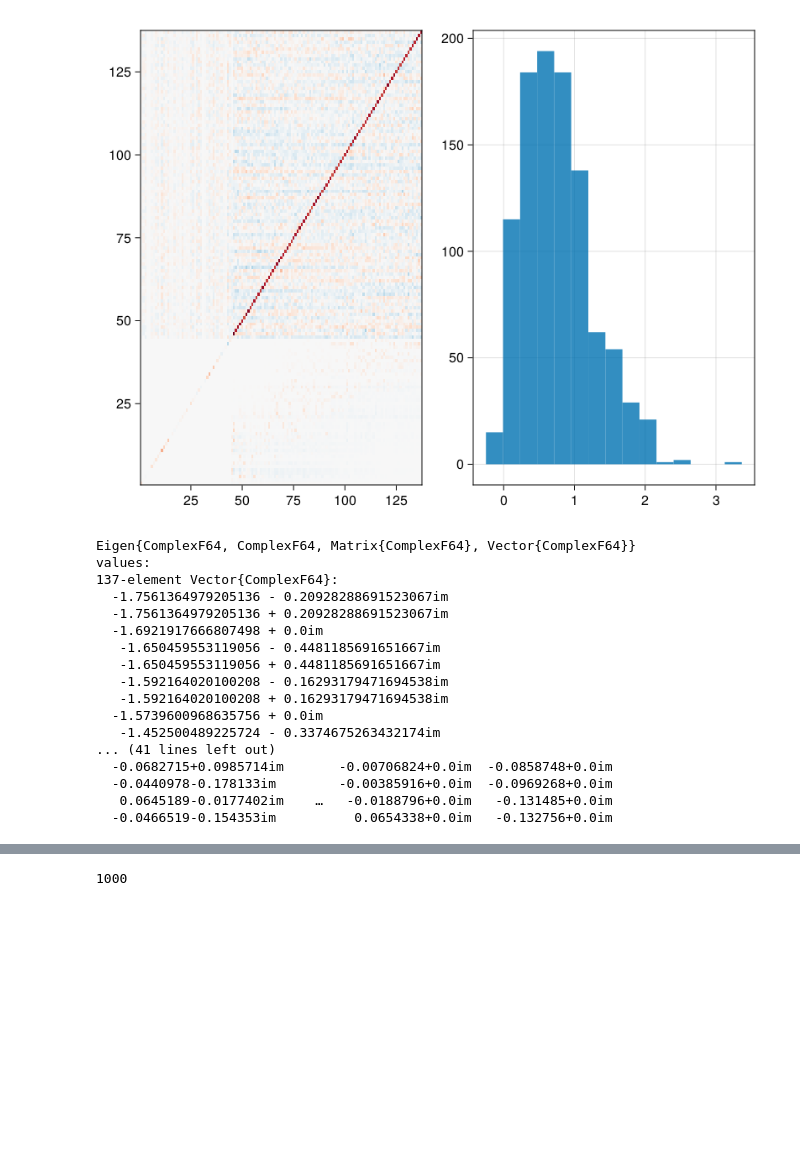
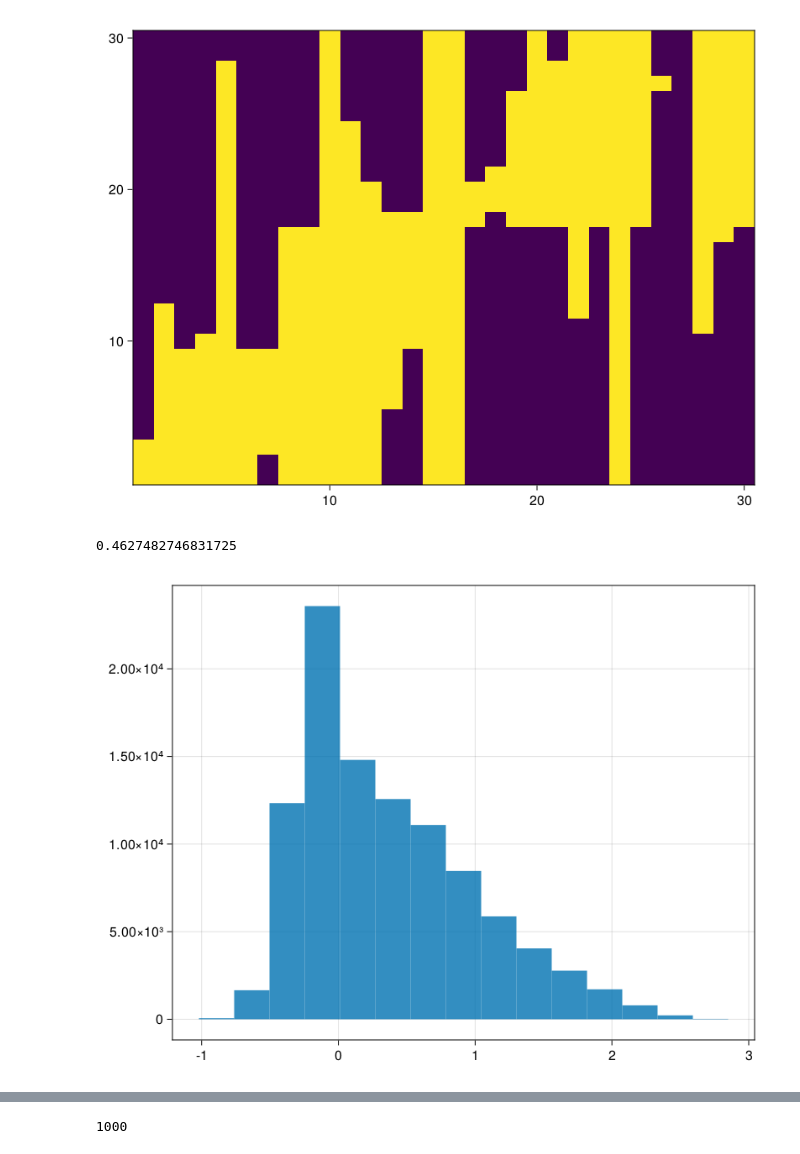
Before and after one commit to CleggTom/MiCRM_stability, a Jupyter notebook: theory.ipynb, the cells around one changed output, grey strips where cells are left out. Drawn from its saved outputs; the diff is of its cells as text; code cells hidden in the pictures; blank space fills up the shorter version.

Commit message:
metabolic models

```diff
--- a/theory.ipynb
+++ b/theory.ipynb
@@ -52,37 +83,16 @@ end
-# %%
-fig = Figure()
-
-ax1=Axis(fig[1,1])
-heatmap!(ax1,J,colormap = :RdBu, colorrange = (-maximum(abs.(J)),maximum(abs.(J))))
-
-ax2=Axis(fig[1,2])
-hist!(ax2, [x.re for x = λ_mat[:]])
-
-fig
-# %% [output]
-[figure, removed]
-# %%
-H = ((J + J')/2)
-
-eigen(J)
-# %% [output]
-Eigen{ComplexF64, ComplexF64, Matrix{ComplexF64}, Vector{ComplexF64}}
-values:
-137-element Vector{ComplexF64}:
-  -1.7561364979205136 - 0.20928288691523067im
-  -1.7561364979205136 + 0.20928288691523067im
-  -1.6921917666807498 + 0.0im
-   -1.650459553119056 - 0.4481185691651667im
-   -1.650459553119056 + 0.4481185691651667im
-   -1.592164020100208 - 0.16293179471694538im
-   -1.592164020100208 + 0.16293179471694538im
-  -1.5739600968635756 + 0.0im
-   -1.452500489225724 - 0.3374675263432174im
-... (41 lines left out)
-  -0.0682715+0.0985714im       -0.00706824+0.0im  -0.0858748+0.0im
-  -0.0440978-0.178133im        -0.00385916+0.0im  -0.0969268+0.0im
-   0.0645189-0.0177402im    …   -0.0188796+0.0im   -0.131485+0.0im
-  -0.0466519-0.154353im          0.0654338+0.0im   -0.132756+0.0im
+# %%
+c = MiCRM_stability.niche_model(N,M,0.3)
+heatmap(c.U)
+# %% [output]
+[figure, added]
+# %%
+mean(pairwise(Jaccard(), eachcol(c.U), eachcol(c.U)))
+# %% [output]
+0.4627482746831725
+# %%
+hist(Real.(λ_mat)[:])
+# %% [output]
+[figure, added]
 # %%
 fe = fieldnames(MiCRM_stability.exponential_params)
 fs = fieldnames(MiCRM_stability.structural_params)
```
Also changed, not shown: parts of 12 cells of this notebook, 1 other file.
